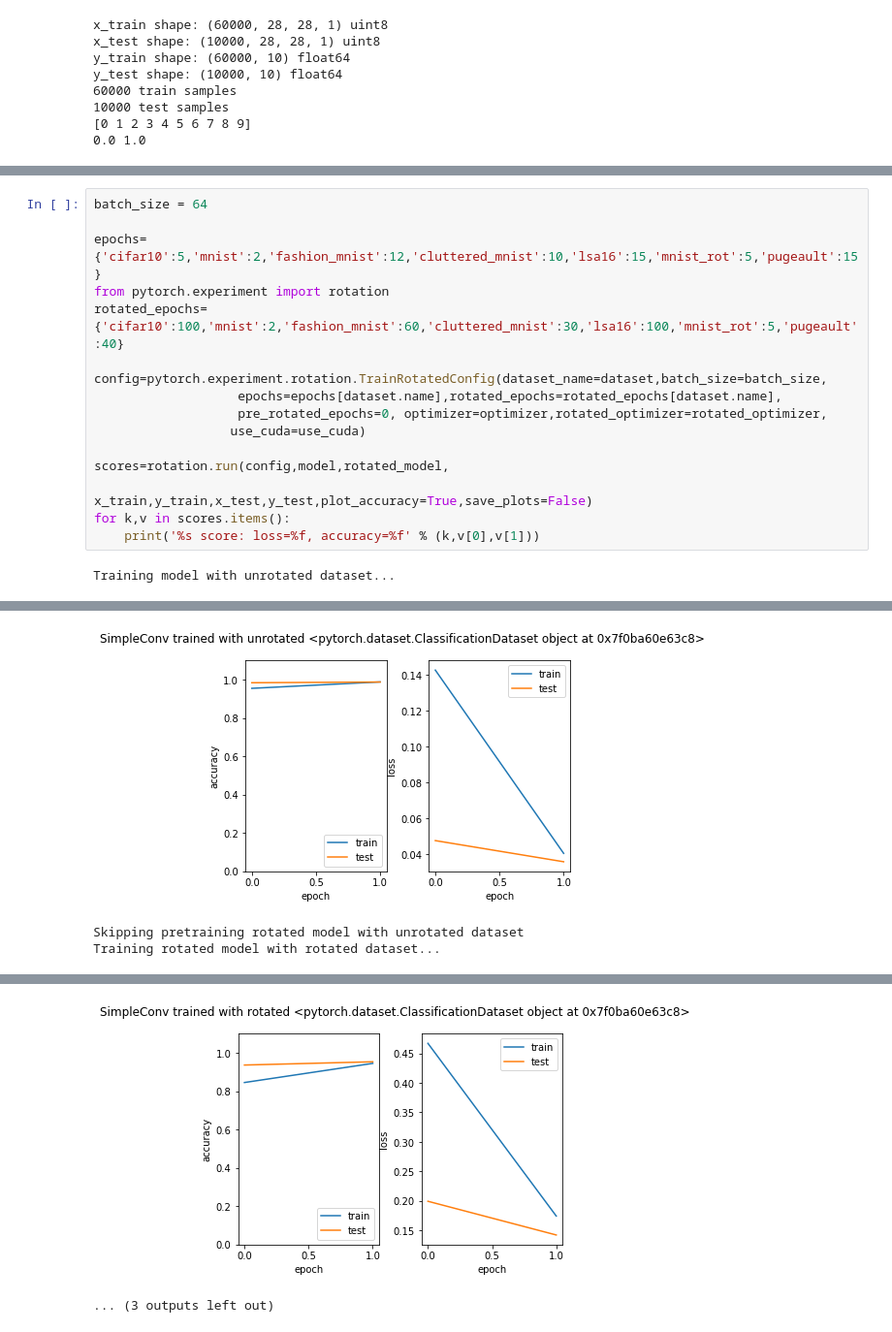
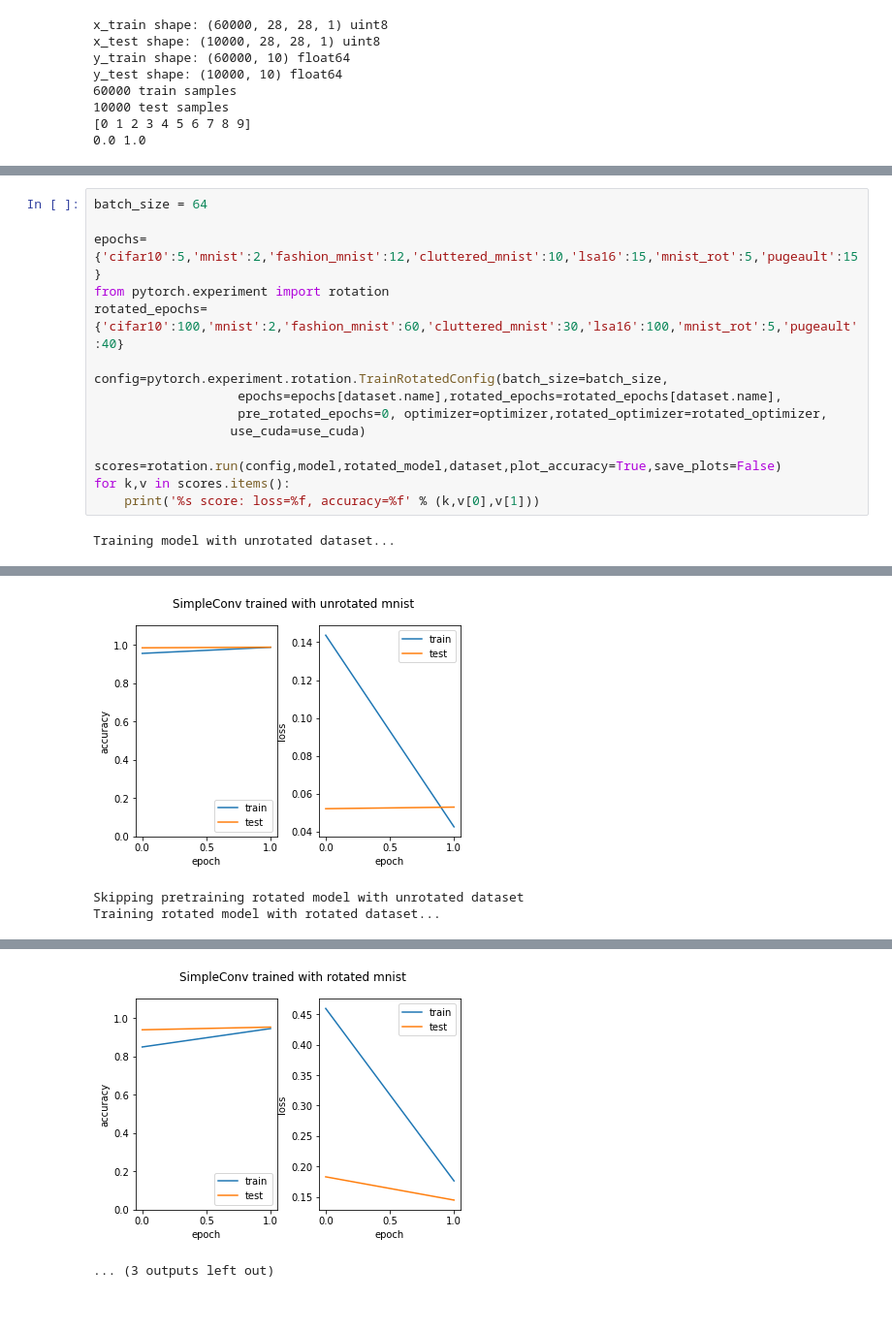
Before and after one commit to facundoq/experiments, a Jupyter notebook: rotation/Experiment - Pytorch Invariance Localization - SimpleConv .ipynb, the cells around one changed output, grey strips where cells are left out. Shown at 97% size. Drawn from its saved outputs; the diff is of its cells as text.

```diff
--- a/rotation/Experiment - Pytorch Invariance Localization - SimpleConv .ipynb
+++ b/rotation/Experiment - Pytorch Invariance Localization - SimpleConv .ipynb
@@ -94,13 +94,12 @@ epochs={'cifar10':5,'mnist':2,'fashion_mnist':12,'cluttered_mnist':10,'lsa16':15
 from pytorch.experiment import rotation
 rotated_epochs={'cifar10':100,'mnist':2,'fashion_mnist':60,'cluttered_mnist':30,'lsa16':100,'mnist_rot':5,'pugeault':40}
 
-config=pytorch.experiment.rotation.TrainRotatedConfig(dataset_name=dataset,batch_size=batch_size,
+config=pytorch.experiment.rotation.TrainRotatedConfig(batch_size=batch_size,
                    epochs=epochs[dataset.name],rotated_epochs=rotated_epochs[dataset.name],
                    pre_rotated_epochs=0, optimizer=optimizer,rotated_optimizer=rotated_optimizer,
                   use_cuda=use_cuda)
 
-scores=rotation.run(config,model,rotated_model,
-                                        x_train,y_train,x_test,y_test,plot_accuracy=True,save_plots=False)
+scores=rotation.run(config,model,rotated_model,dataset,plot_accuracy=True,save_plots=False)
 for k,v in scores.items():
     print('%s score: loss=%f, accuracy=%f' % (k,v[0],v[1]))
 # %% [output]
@@ -112,3 +111,3 @@ Test => Loss: 0.0357, Accuracy: 98.79% (9879/10000)
-[figure, old version]
+[figure, new version]
 Skipping pretraining rotated model with unrotated dataset
 Training rotated model with rotated dataset...
@@ -119,4 +118,4 @@ Test => Loss: 0.1424, Accuracy: 95.38% (9538/10000)
-[figure, old version]
+[figure, new version]
 ... (3 outputs left out)
 # %%
 from pytorch.experiment import invariance
```
Also changed, not shown: parts of 5 cells of this notebook, 10 other files.
